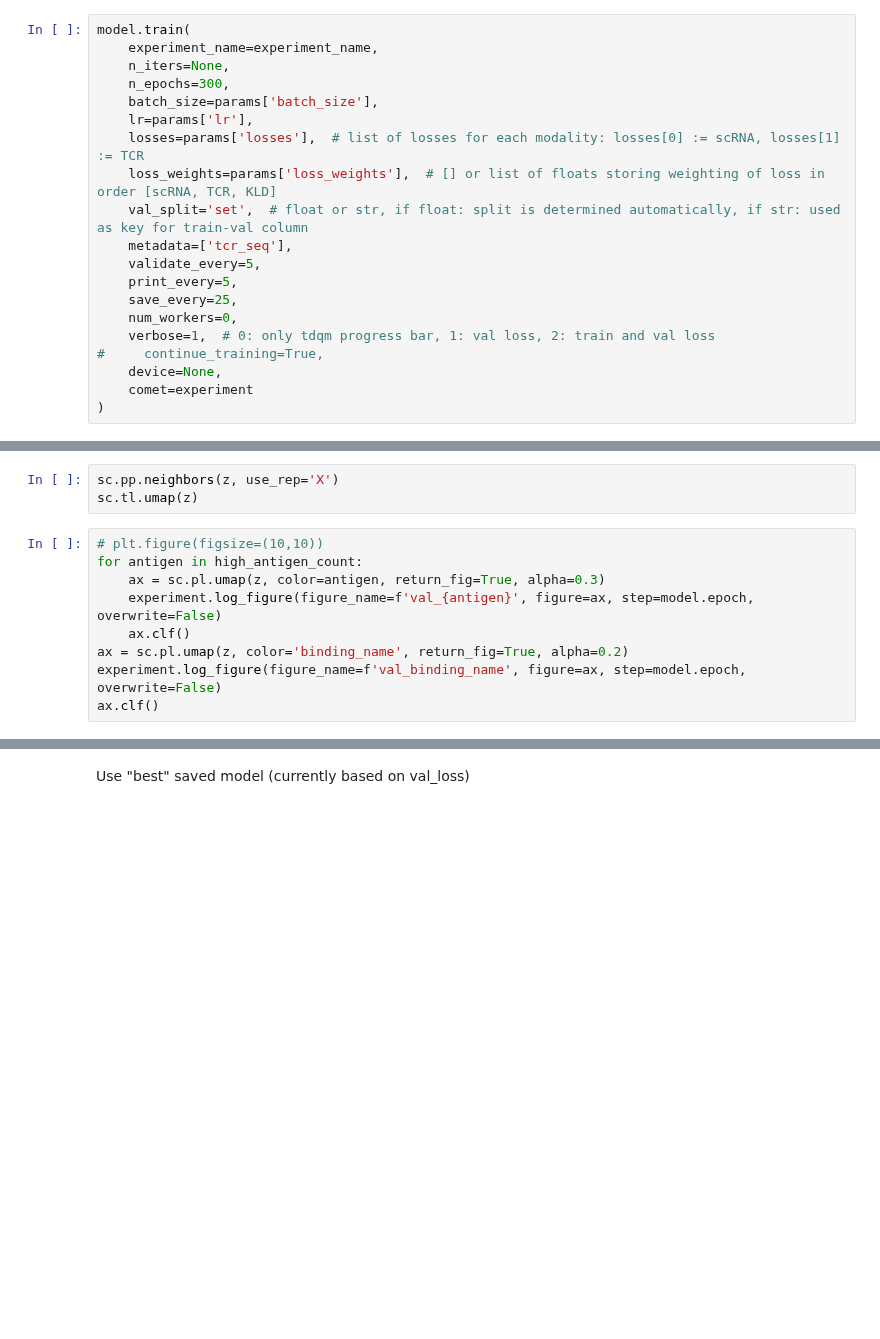
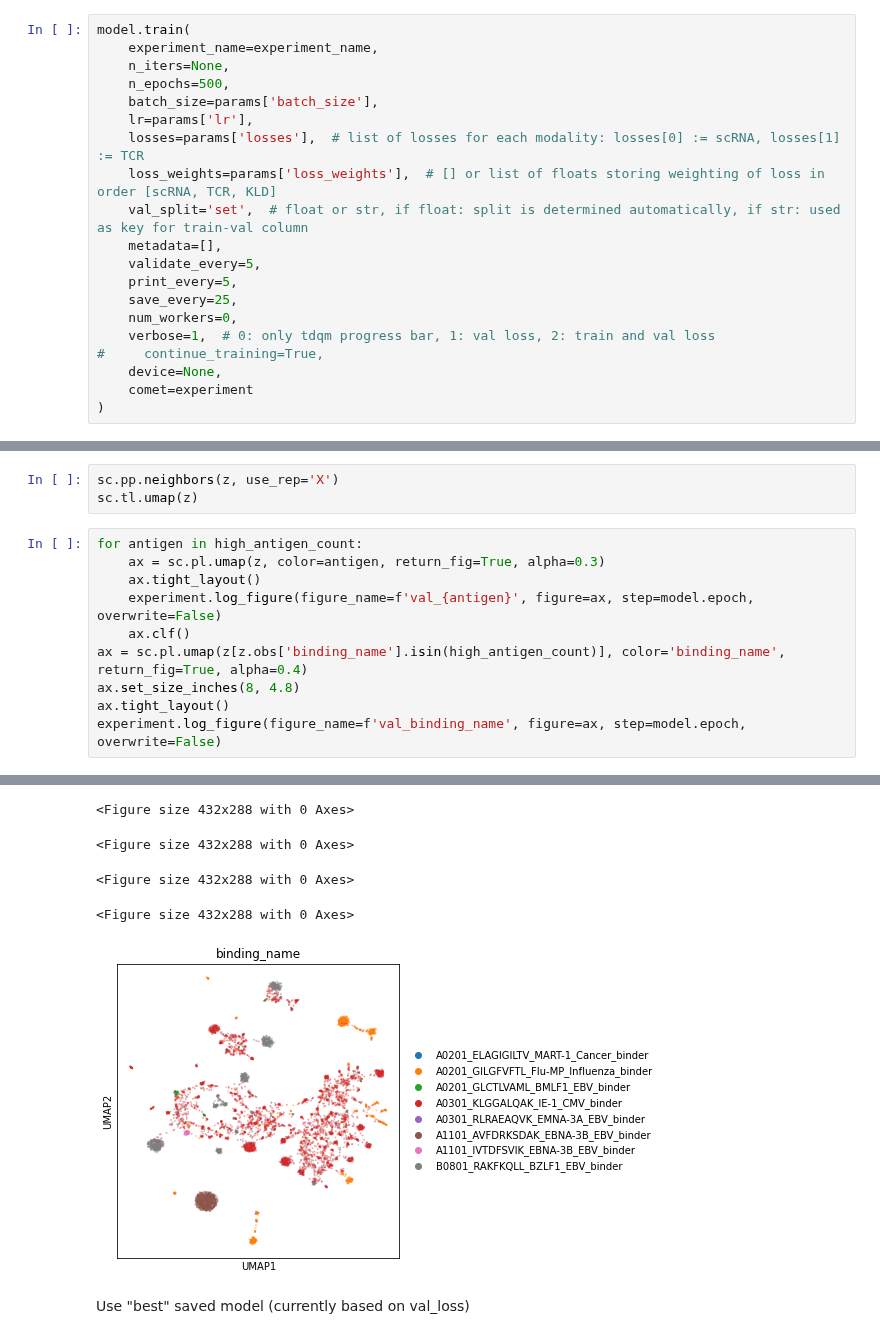
Before and after one commit to SchubertLab/mvTCR, a Jupyter notebook: experiments/10x_train.ipynb, the cells around one changed output, grey strips where cells are left out. Drawn from its saved outputs; the diff is of its cells as text; blank space fills up the shorter version.

```diff
--- a/experiments/10x_train.ipynb
+++ b/experiments/10x_train.ipynb
@@ -91,13 +148,13 @@ model.model
 model.train(
     experiment_name=experiment_name,
     n_iters=None,
-    n_epochs=300,
+    n_epochs=500,
     batch_size=params['batch_size'],
     lr=params['lr'],
     losses=params['losses'],  # list of losses for each modality: losses[0] := scRNA, losses[1] := TCR
     loss_weights=params['loss_weights'],  # [] or list of floats storing weighting of loss in order [scRNA, TCR, KLD]
     val_split='set',  # float or str, if float: split is determined automatically, if str: used as key for train-val column
-    metadata=['tcr_seq'],
+    metadata=[],
     validate_every=5,
     print_every=5,
     save_every=25,
@@ -177,11 +284,13 @@ z
 sc.pp.neighbors(z, use_rep='X')
 sc.tl.umap(z)
 # %%
-# plt.figure(figsize=(10,10))
 for antigen in high_antigen_count:
     ax = sc.pl.umap(z, color=antigen, return_fig=True, alpha=0.3)
+    ax.tight_layout()
     experiment.log_figure(figure_name=f'val_{antigen}', figure=ax, step=model.epoch, overwrite=False)
     ax.clf()
-ax = sc.pl.umap(z, color='binding_name', return_fig=True, alpha=0.2)
+ax = sc.pl.umap(z[z.obs['binding_name'].isin(high_antigen_count)], color='binding_name', return_fig=True, alpha=0.4)
+ax.set_size_inches(8, 4.8)
+ax.tight_layout()
 experiment.log_figure(figure_name=f'val_binding_name', figure=ax, step=model.epoch, overwrite=False)
-ax.clf()
+# %% [output]
@@ -188,3 +315,8 @@ ax.clf()
+<Figure size 432x288 with 0 Axes>
+<Figure size 432x288 with 0 Axes>
+<Figure size 432x288 with 0 Axes>
+<Figure size 432x288 with 0 Axes>
+[figure, added]
 # %% [markdown]
 Use "best" saved model (currently based on val_loss)
 # %%
```
Also changed, not shown: parts of 47 cells of this notebook, 9 other files.
